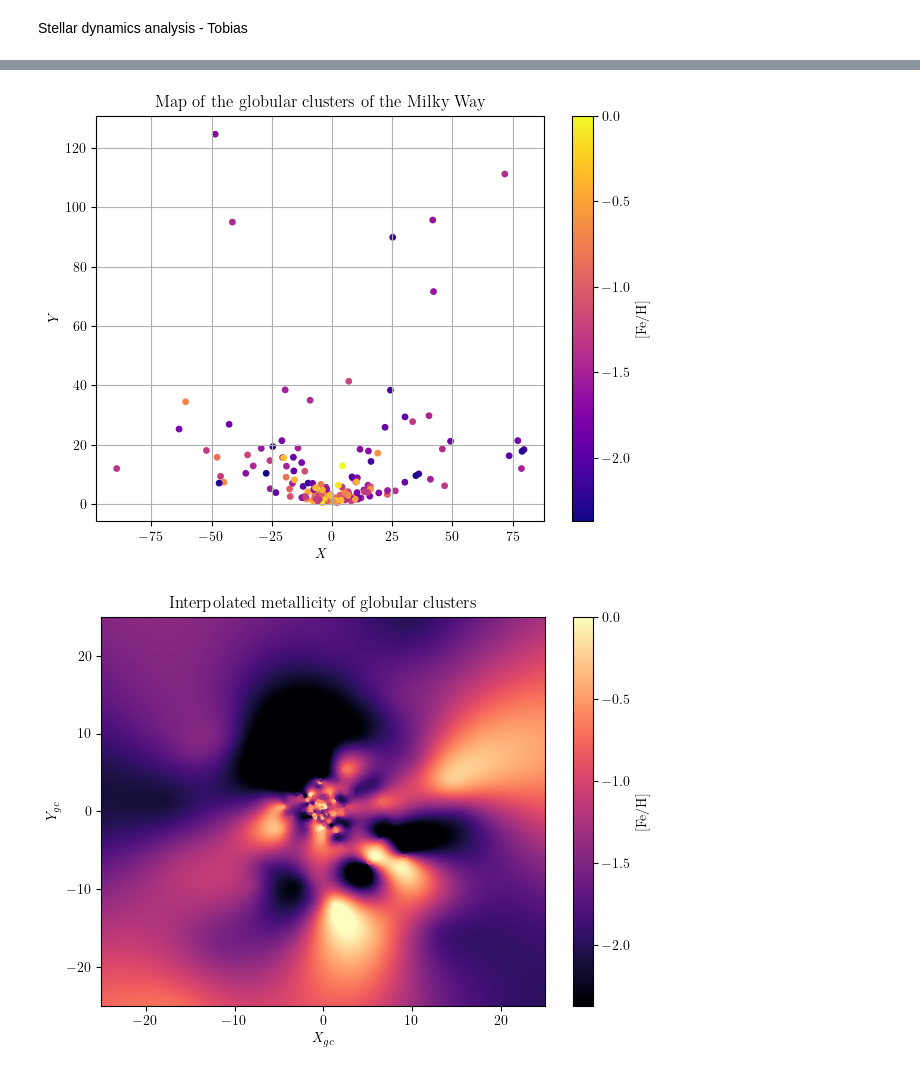
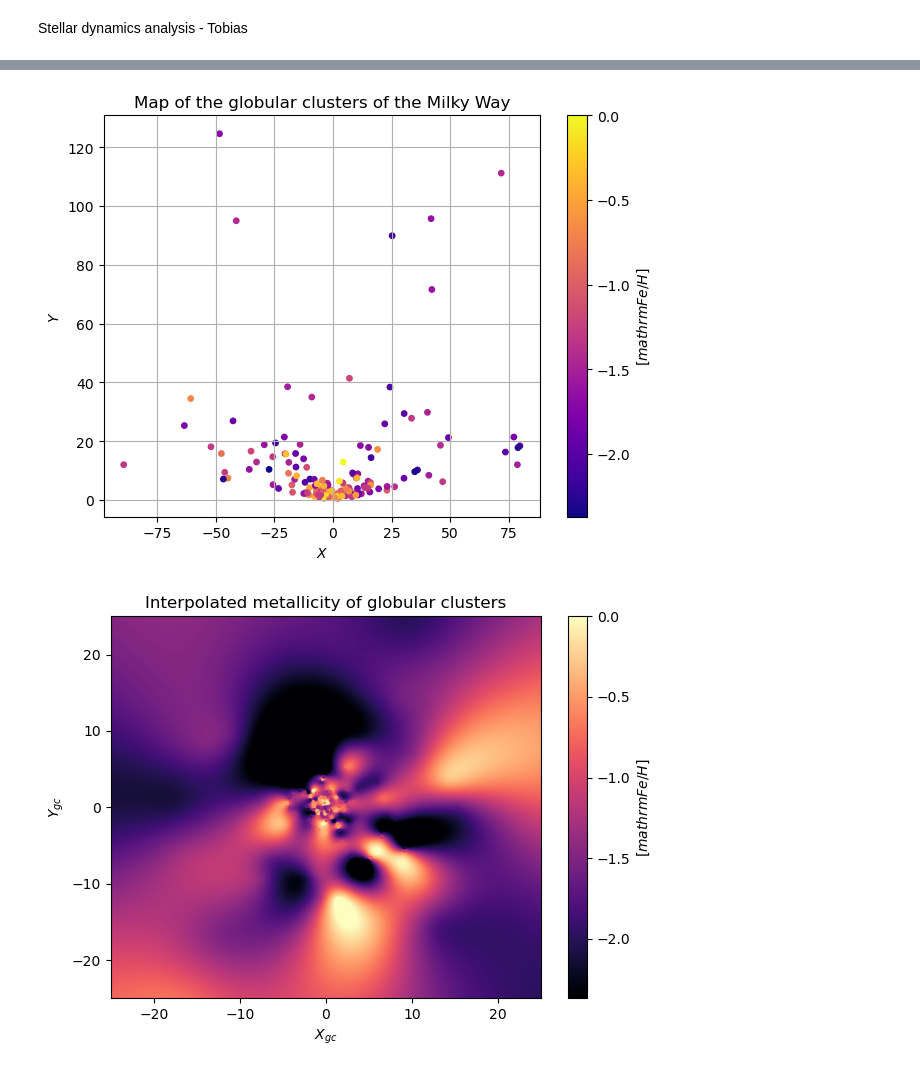
Before and after one commit to eddikebrygger/PHYS3116---Project, a Jupyter notebook: Main_file.ipynb, the cells around one changed output, grey strips where cells are left out. Saved outputs shown, nothing was run; the diff lists cells and outputs as text; code cells hidden in the pictures.

```diff
--- a/Main_file.ipynb
+++ b/Main_file.ipynb
@@ -83,18 +83,18 @@ plt.show()
 # %%
 plt.figure()
 plt.scatter(B,R_gc,15,mtlc,cmap='plasma',vmin=(mtlc).min(),vmax=(mtlc).max())
-plt.colorbar(label =r'$[\mathrm{Fe/H}]$')
-plt.xlabel(r'$X$')
-plt.ylabel(r'$Y$')
+plt.colorbar(label ='$[mathrm{Fe/H}]$')
+plt.xlabel('$X$')
+plt.ylabel('$Y$')
 # plt.legend()
 plt.grid()
 # plt.ylim(-25,25)
 # plt.xlim(-25,25)
 plt.tight_layout()
-plt.title(r'Map of the globular clusters of the Milky Way')
+plt.title('Map of the globular clusters of the Milky Way')
 plt.show()
 # %% [output]
-[figure, old version]
+[figure, new version]
 # %%
 from scipy.interpolate import RBFInterpolator
 X_space = np.linspace(-25,25,3000)
@@ -112,19 +112,19 @@ mtlc_space = rbf(np.column_stack((X_space.ravel(), Y_space.ravel()))).reshape(X_
 # %%
 plt.figure()
 plt.pcolormesh(X_space,Y_space,mtlc_space,cmap='magma',vmin=mtlc.min(),vmax=mtlc.max())
 plt.scatter(X_gc,Y_gc,3,mtlc,cmap='magma',vmin=mtlc.min(),vmax=mtlc.max())
-plt.colorbar(label =r'$[\mathrm{Fe/H}]$')
+plt.colorbar(label ='$[mathrm{Fe/H}]$')
 # plt.gca().invert_xaxis()
 # plt.gca().invert_yaxis()
-plt.xlabel(r'$X_{gc}$')
-plt.ylabel(r'$Y_{gc}$')
-plt.title(r'Interpolated metallicity of globular clusters')
+plt.xlabel('$X_{gc}$')
+plt.ylabel('$Y_{gc}$')
+plt.title('Interpolated metallicity of globular clusters')
 plt.xlim(-25,25)
 plt.ylim(-25,25)
 plt.tight_layout()
 plt.show()
 # %% [output]
-[figure, old version]
+[figure, new version]
 # %%
 plt.figure()
 plt.hist(mtlc)
```
Also changed, not shown: parts of 4 cells of this notebook.
